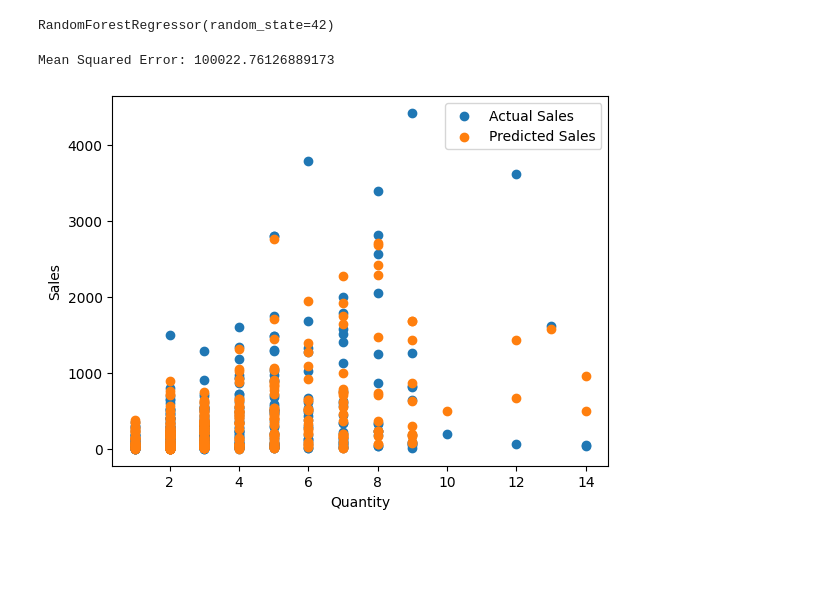
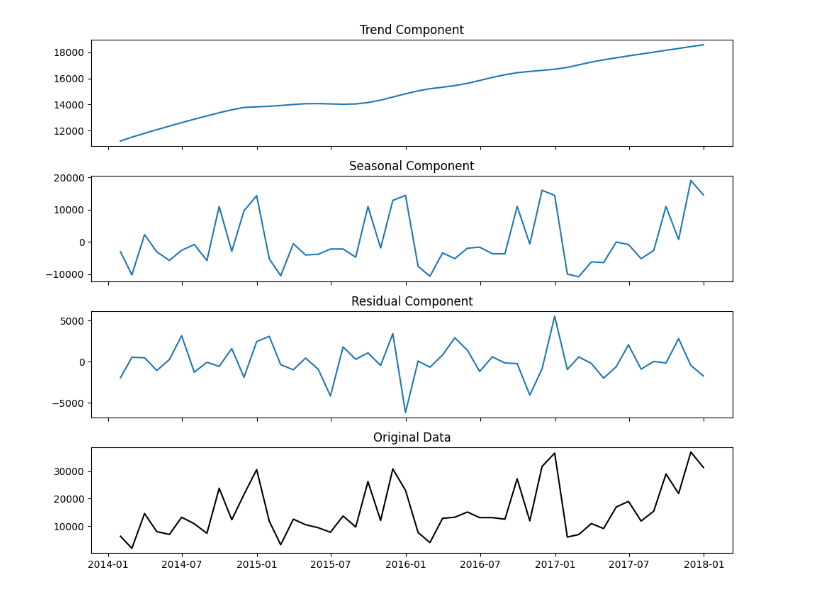
Before and after one commit to sowmyavyk/Sales_classification, a Jupyter notebook: Sales_Forecasting_for_Furniture_Store.ipynb, the cells around one changed output. Drawn from its saved outputs; the diff is of its cells as text; code cells hidden in the pictures; blank space fills up the shorter version.

```diff
--- a/Sales_Forecasting_for_Furniture_Store.ipynb
+++ b/Sales_Forecasting_for_Furniture_Store.ipynb
@@ -15,20 +5,24 @@ X_train, X_test, y_train, y_test = train_test_split(X, y, test_size=0.2, random_
-# %%
-model = RandomForestRegressor(n_estimators=100, random_state=42)
-model.fit(X_train, y_train)
-# %% [output]
-RandomForestRegressor(random_state=42)
-# %%
-predictions = model.predict(X_test)
-mse = mean_squared_error(y_test, predictions)
-print(f"Mean Squared Error: {mse}")
-# %% [output]
-Mean Squared Error: 100022.76126889173
-# %%
-plt.scatter(X_test['Quantity'], y_test, label='Actual Sales')
-plt.scatter(X_test['Quantity'], predictions, label='Predicted Sales', marker='o')
-plt.xlabel('Quantity')
-plt.ylabel('Sales')
-plt.legend()
-plt.show()
-# %% [output]
-[figure, removed]
+# %%
+
+sales_monthly = pd.read_csv('Super_Store_data.csv', encoding='ISO-8859-1',parse_dates=['Order Date'], index_col='Order Date')['Sales'].resample('M').sum()
+stl = STL(sales_monthly, seasonal=13)
+result = stl.fit()
+# %%
+fig, (ax1, ax2, ax3, ax4) = plt.subplots(4, 1, figsize=(10, 8), sharex=True)
+
+ax1.plot(result.trend)
+ax1.set_title('Trend Component')
+
+ax2.plot(result.seasonal)
+ax2.set_title('Seasonal Component')
+
+ax3.plot(result.resid)
+ax3.set_title('Residual Component')
+
+ax4.plot(sales_monthly, label='Original Data', color='black')
+ax4.set_title('Original Data')
+
+plt.tight_layout()
+plt.show()
+# %% [output]
+[figure, added]
```
Also changed, not shown: parts of 4 cells of this notebook.
